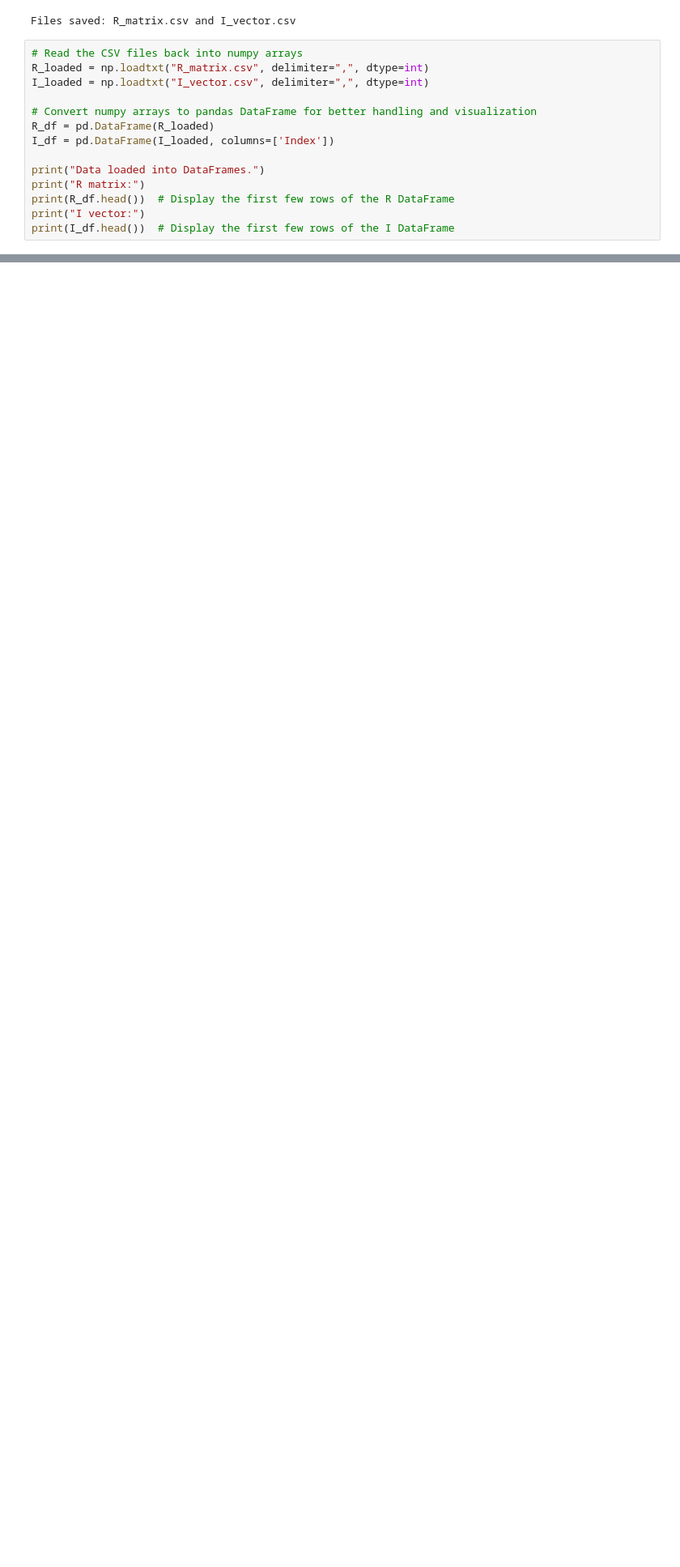
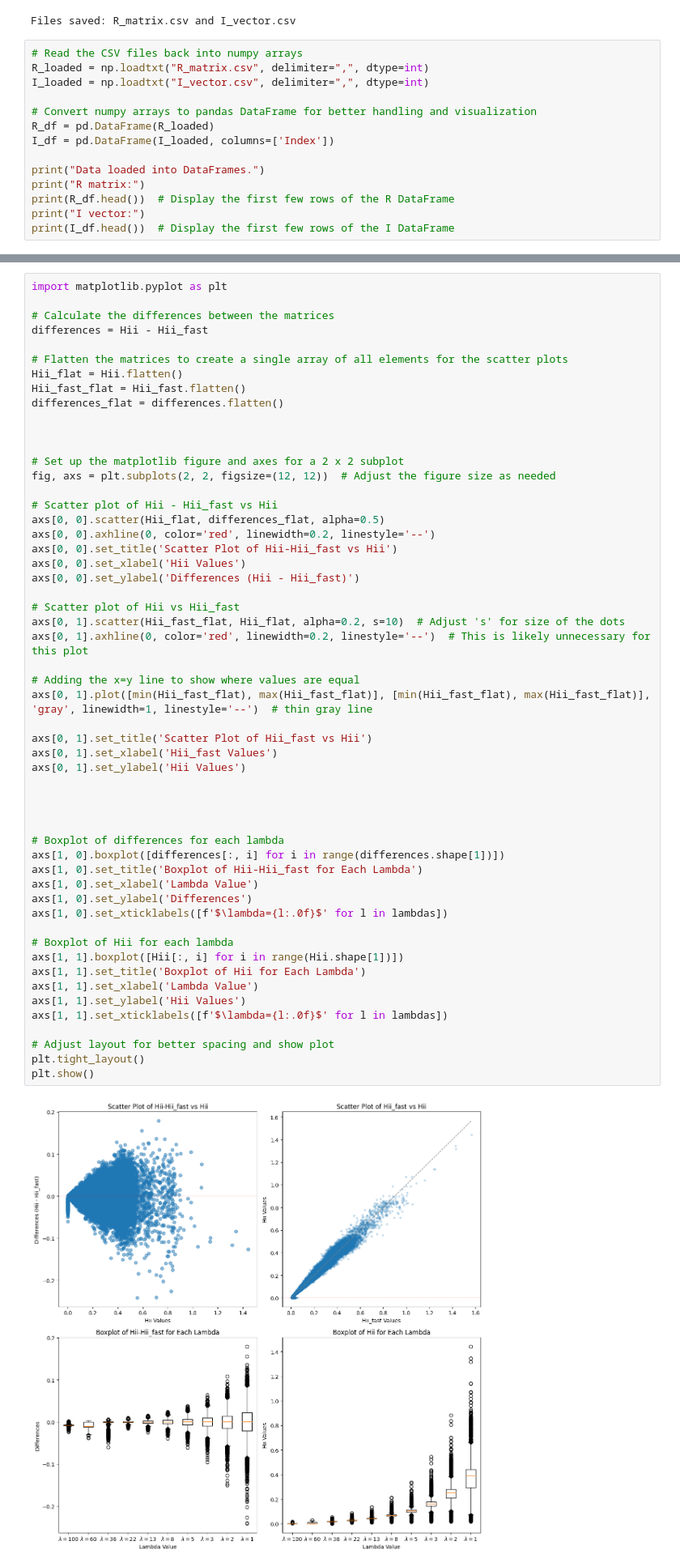
Before and after one commit to RahnamaRad/fast-ALO, a Jupyter notebook: neural_data.ipynb, the cells around one changed output, grey strips where cells are left out. Shown at 81% size. Saved outputs shown, nothing was run; the diff lists cells and outputs as text; blank space fills up the shorter version.

```diff
--- a/neural_data.ipynb
+++ b/neural_data.ipynb
@@ -402,3 +360,59 @@ plt.show()
+# %%
+import matplotlib.pyplot as plt
+
+# Calculate the differences between the matrices
+differences = Hii - Hii_fast
+
+# Flatten the matrices to create a single array of all elements for the scatter plots
+Hii_flat = Hii.flatten()
+Hii_fast_flat = Hii_fast.flatten()
+differences_flat = differences.flatten()
+
+
+
+# Set up the matplotlib figure and axes for a 2 x 2 subplot
+fig, axs = plt.subplots(2, 2, figsize=(12, 12))  # Adjust the figure size as needed
+
+# Scatter plot of Hii - Hii_fast vs Hii
+axs[0, 0].scatter(Hii_flat, differences_flat, alpha=0.5)
+axs[0, 0].axhline(0, color='red', linewidth=0.2, linestyle='--')
+axs[0, 0].set_title('Scatter Plot of Hii-Hii_fast vs Hii')
+axs[0, 0].set_xlabel('Hii Values')
+axs[0, 0].set_ylabel('Differences (Hii - Hii_fast)')
+
+# Scatter plot of Hii vs Hii_fast
+axs[0, 1].scatter(Hii_fast_flat, Hii_flat, alpha=0.2, s=10)  # Adjust 's' for size of the dots
+axs[0, 1].axhline(0, color='red', linewidth=0.2, linestyle='--')  # This is likely unnecessary for this plot
+
+# Adding the x=y line to show where values are equal
+axs[0, 1].plot([min(Hii_fast_flat), max(Hii_fast_flat)], [min(Hii_fast_flat), max(Hii_fast_flat)], 'gray', linewidth=1, linestyle='--')  # thin gray line
+
+axs[0, 1].set_title('Scatter Plot of Hii_fast vs Hii')
+axs[0, 1].set_xlabel('Hii_fast Values')
+axs[0, 1].set_ylabel('Hii Values')
+
+
+
+
+# Boxplot of differences for each lambda
+axs[1, 0].boxplot([differences[:, i] for i in range(differences.shape[1])])
+axs[1, 0].set_title('Boxplot of Hii-Hii_fast for Each Lambda')
+axs[1, 0].set_xlabel('Lambda Value')
+axs[1, 0].set_ylabel('Differences')
+axs[1, 0].set_xticklabels([f'$\lambda={l:.0f}$' for l in lambdas])
+
+# Boxplot of Hii for each lambda
+axs[1, 1].boxplot([Hii[:, i] for i in range(Hii.shape[1])])
+axs[1, 1].set_title('Boxplot of Hii for Each Lambda')
+axs[1, 1].set_xlabel('Lambda Value')
+axs[1, 1].set_ylabel('Hii Values')
+axs[1, 1].set_xticklabels([f'$\lambda={l:.0f}$' for l in lambdas])
+
+# Adjust layout for better spacing and show plot
+plt.tight_layout()
+plt.show()
+# %% [output]
+[figure, added]
 # %%
 import numpy as np
 import matplotlib.pyplot as plt
```
Also changed, not shown: parts of 6 cells of this notebook.
